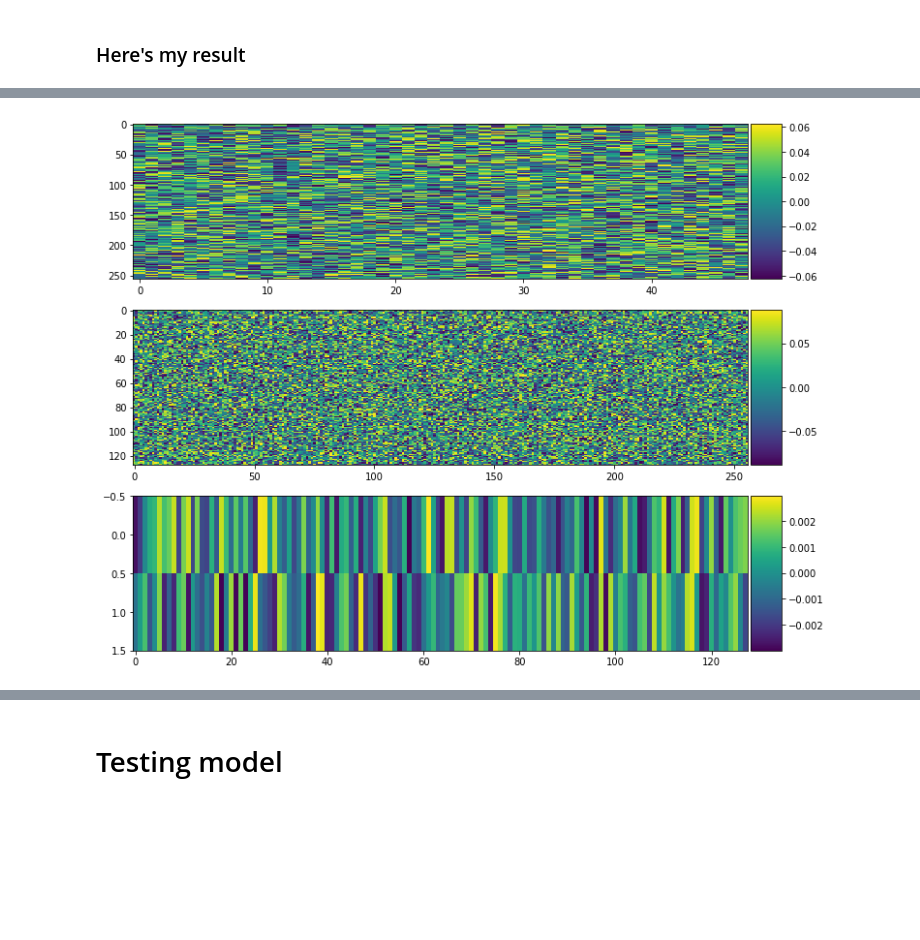
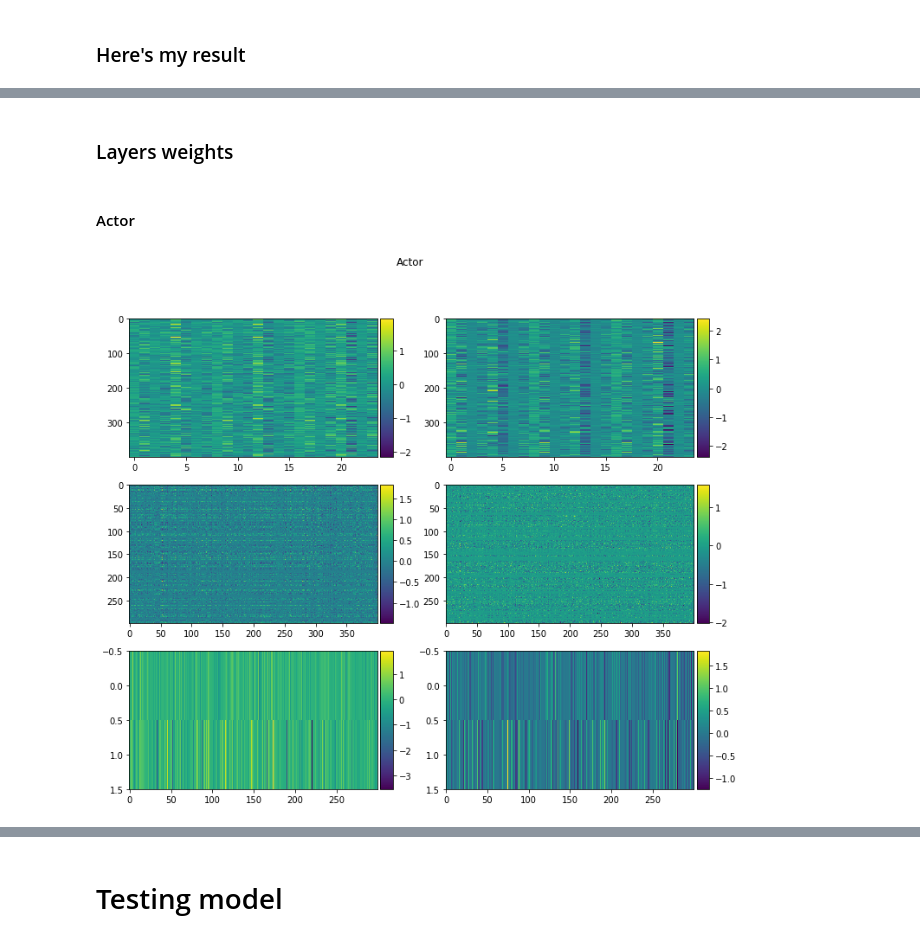
Before and after one commit to laszukdawid/udacity-deep-reinforcement-learning, a Jupyter notebook: p3_collab-compet/Tennis.ipynb, the cells around one changed output, grey strips where cells are left out. Saved outputs shown, nothing was run; the diff lists cells and outputs as text; code cells hidden in the pictures; blank space fills up the shorter version.

```diff
--- a/p3_collab-compet/Tennis.ipynb
+++ b/p3_collab-compet/Tennis.ipynb
@@ -481,2 +148,0 @@ class MADDPG:
-# %%
-states, actions, rewards, next_states, dones  = maddpg.buffer.sample()
@@ -529,7 +159,7 @@ def moving_average(a, n=100) :
     n_arr = np.clip(np.arange(1, len(a)+1), 1, n)
     return ret[n:] / n_arr
 # %%
-def noise_injection(r, r0=0.05, n_max=1., n_min=0.01):
+def noise_injection(r, r0=0.015, n_max=1., n_min=0.005):
     if r <= 0: return n_max
     return np.clip(r0/np.sqrt(r), n_min, n_max)
 # %%
@@ -546,7 +176,7 @@ class Task:
 
     def reset(self, train_mode=True):
         out = self.env.reset(train_mode=train_mode)[brain_name]     # reset the environment
-        return out.vector_observations
+        return out.vector_observations.astype(np.float32)
 
     def step(self, action):
         out = env.step(action)[self.brain_name]
@@ -745,8 +386,9 @@ ax.scatter(x2, y2, color='b', alpha=0.1)
 ax.set_title("First 2000")
 
 ax = axes[0][1]
-ax.plot(-x1, y1, color='r', alpha=0.2)
-ax.plot(x2, y2, color='b', alpha=0.2)
+ax.plot(-x1, y1, color='r', alpha=0.1)
+ax.plot(x2, y2, color='b', alpha=0.1)
+ax.set_title("First 2000")
 
 actions = all_actions[-2000:]
 x1, y1 = actions[:, :2].reshape(2, -1)  # Red actions: right/left, jump
@@ -757,9 +399,10 @@ ax.scatter(x2, y2, color='b', alpha=0.1)
 ax.set_title("Last 2000")
 
 ax = axes[1][1]
-ax.plot(-x1, y1, color='r', alpha=0.2)
-ax.plot(x2, y2, color='b', alpha=0.2)
+ax.plot(-x1, y1, color='r', alpha=0.1)
+ax.plot(x2, y2, color='b', alpha=0.1)
+ax.set_title("Last 2000")
 
 
-plt.suptitle(f"Total num actions {len(all_actions)}")
+plt.suptitle(f"Total num actions {len(all_actions)} | Color relates to agent")
 # %% [output]
@@ -768,13 +411,21 @@ Text(0.5, 0.98, 'Total num actions 22368')
+# %% [markdown]
+### Layers weights
+# %% [markdown]
+#### Actor
 # %%
-layers = maddpg.maddpg_agent[0].actor.layers
-fig, axes = plt.subplots(len(layers), 1, figsize=(12,10))
-for idx, layer in enumerate(layers):
-    ax = axes[idx]
-    divider = make_axes_locatable(ax)
+fig, axes = plt.subplots(len(layers), agents_number, figsize=(12,10))
 
-    cax = divider.append_axes('right', size='5%', pad=0.05)
-    im = ax.imshow(layer.weight.detach().cpu().numpy(), aspect='auto', interpolation='none')
+for agent_idx, agent in enumerate(maddpg.agents):
+    layers = agent.actor.layers
 
-    fig.colorbar(im, cax=cax, orientation='vertical')
+    for idx, layer in enumerate(layers):
+        ax = axes[idx, agent_idx]
+        divider = make_axes_locatable(ax)
+
+        cax = divider.append_axes('right', size='5%', pad=0.05)
+        im = ax.imshow(layer.weight.detach().cpu().numpy(), aspect='auto', interpolation='none')
+
+        fig.colorbar(im, cax=cax, orientation='vertical')
+    plt.suptitle("Actor")
 # %% [output]
-[figure, old version]
+[figure, new version]
```
Also changed, not shown: parts of 60 cells of this notebook, 17 other files.
